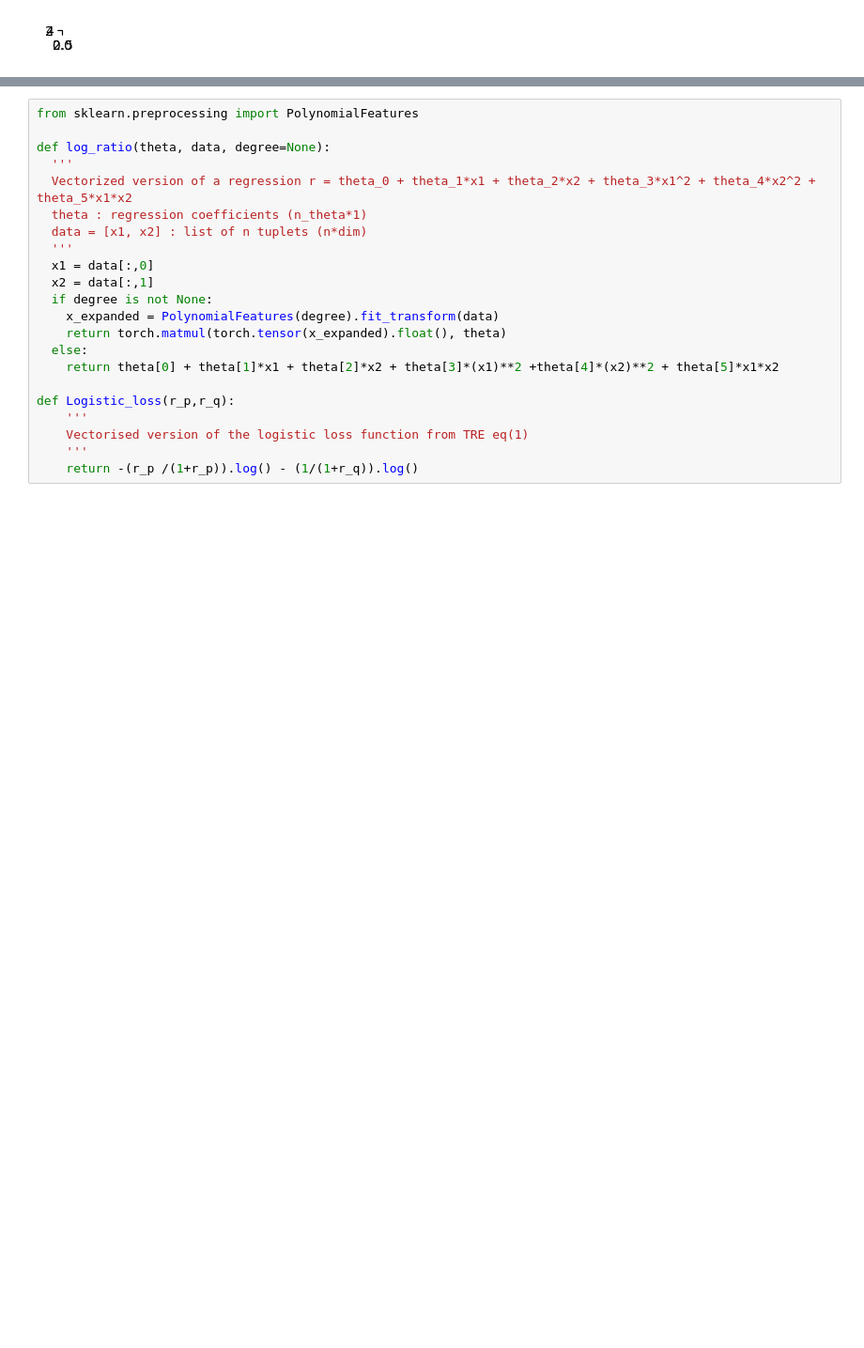
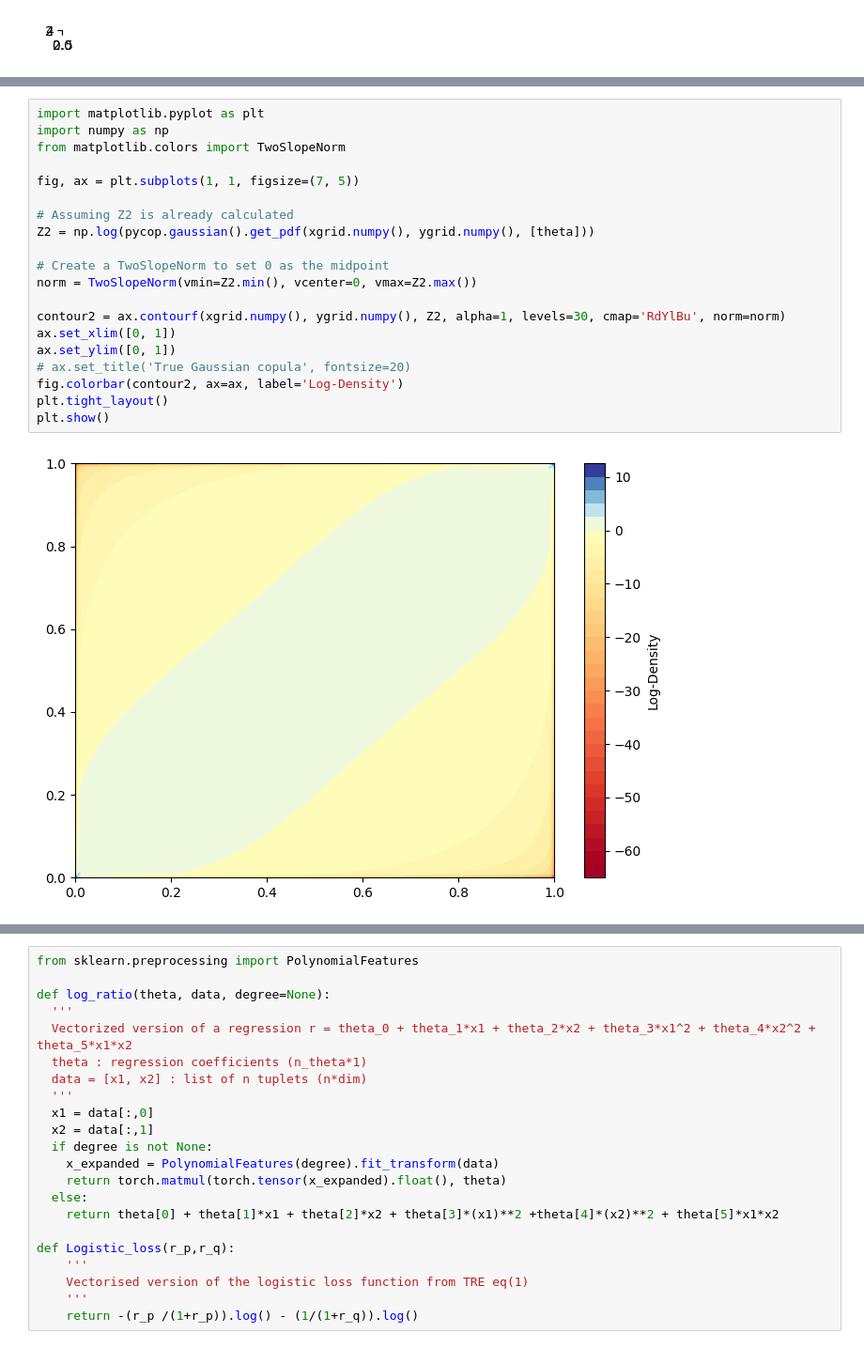
Before and after one commit to Huk-David/Ratio-Copula, a Jupyter notebook: Copula by Ratio Estimation/first_test.ipynb, the cells around one changed output, grey strips where cells are left out. Shown at 94% size. Cells and saved outputs as stored; diff of their text form; blank space fills up the shorter version.

```diff
--- a/Copula by Ratio Estimation/first_test.ipynb
+++ b/Copula by Ratio Estimation/first_test.ipynb
@@ -160,0 +221,22 @@ qda.predict_proba(X)[:,0].shape
+# %%
+import matplotlib.pyplot as plt
+import numpy as np
+from matplotlib.colors import TwoSlopeNorm
+
+fig, ax = plt.subplots(1, 1, figsize=(7, 5))
+
+# Assuming Z2 is already calculated
+Z2 = np.log(pycop.gaussian().get_pdf(xgrid.numpy(), ygrid.numpy(), [theta]))
+
+# Create a TwoSlopeNorm to set 0 as the midpoint
+norm = TwoSlopeNorm(vmin=Z2.min(), vcenter=0, vmax=Z2.max())
+
+contour2 = ax.contourf(xgrid.numpy(), ygrid.numpy(), Z2, alpha=1, levels=30, cmap='RdYlBu', norm=norm)
+ax.set_xlim([0, 1])
+ax.set_ylim([0, 1])
+# ax.set_title('True Gaussian copula', fontsize=20)
+fig.colorbar(contour2, ax=ax, label='Log-Density')
+plt.tight_layout()
+plt.show()
+# %% [output]
+[figure, added]
```
Also changed, not shown: parts of 6 cells of this notebook.
